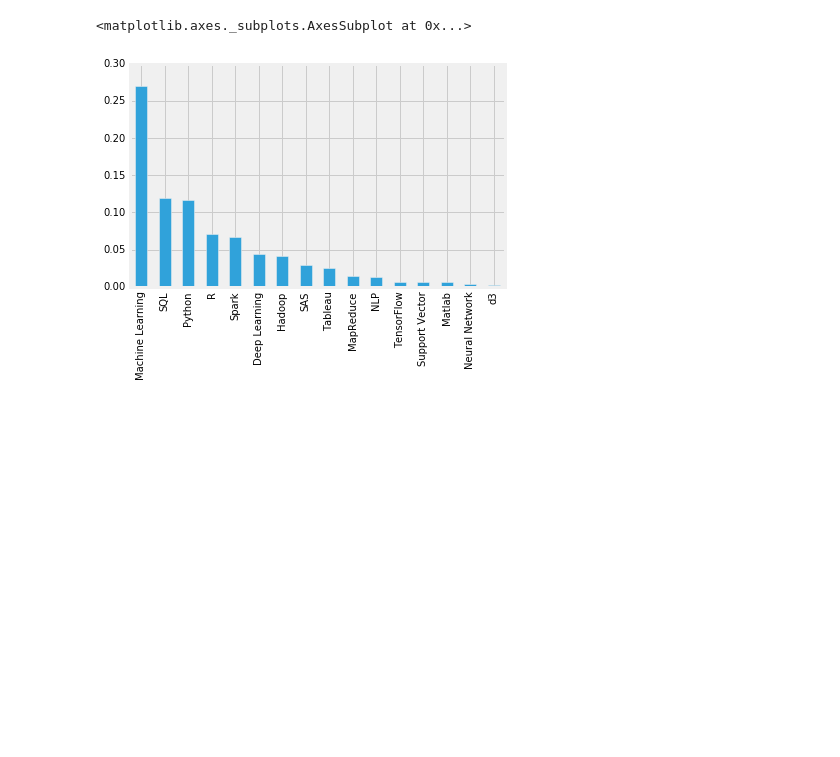
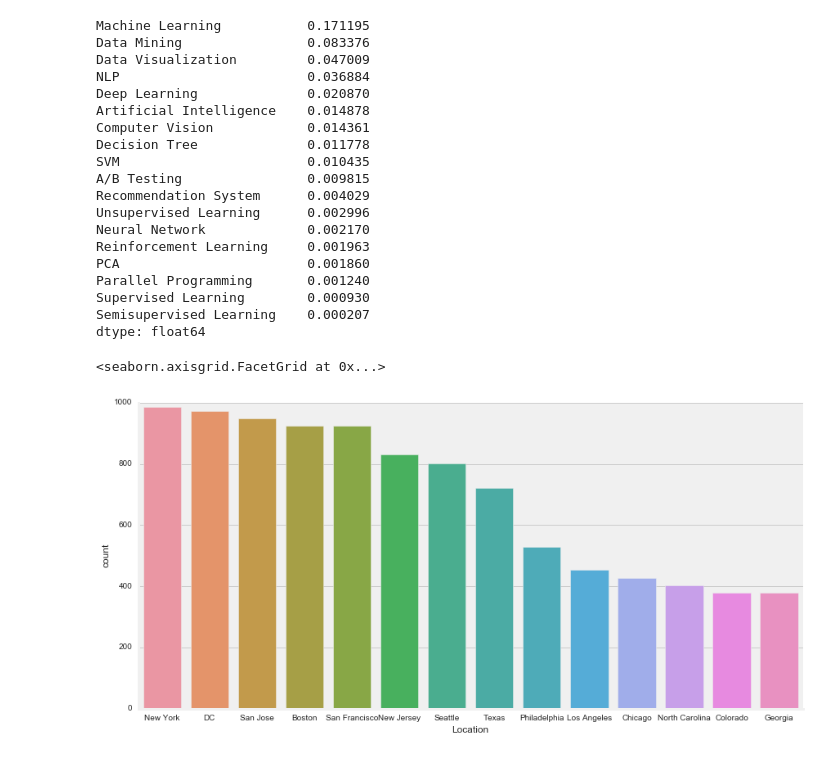
Before and after one commit to JC-Cheng/Data_Science, a Jupyter notebook: Projects/indeed/indeed/JD.ipynb, the cells around one changed output. Saved outputs shown, nothing was run; the diff lists cells and outputs as text; code cells hidden in the pictures; blank space fills up the shorter version.

```diff
--- a/Projects/indeed/indeed/JD.ipynb
+++ b/Projects/indeed/indeed/JD.ipynb
@@ -24,0 +9,4 @@ JD.rename(columns=dict(zip(keys, skills)), inplace=True)
+# %%
+JD = pd.concat([pd.read_json('all_JD_1.json'), pd.read_json('all_JD_2.json'),
+                pd.read_json('all_JD_3.json'), pd.read_json('all_JD_4.json')],
+               ignore_index=True)
@@ -24,0 +64,33 @@ JD.rename(columns=dict(zip(keys, skills)), inplace=True)
+# %%
+pro_pop = JD[pro].mean().sort_values(0, ascending=False).index.tolist()
+bw_pop = JD[bw].mean().sort_values(0, ascending=False).index.tolist()
+loc_pop = JD.Location.value_counts().index.tolist()
+loc_geo = [
+    'Seattle',
+    'San Francisco',
+    'San Jose',
+    'Los Angeles',
+    'Colorado',
+
+    'Texas',
+    'Chicago',
+    'Boston',
+    'New York',
+    'Philadelphia',
+
+    'New Jersey',
+    'DC',
+    'North Carolina',
+    'Georgia'
+]
+# %%
+# hotfix dirty data: this company in Colorado doesn't specifiy C in JD
+
+fix_c = JD[(JD.Location == 'Colorado') & (JD.C == 1) & (JD.Company=='Ball Aerospace')]['url'].index
+fix_c
+JD.ix[fix_c, 'C'] = 0
+
+print JD[(JD.Company == 'Ball Aerospace')&(JD.Location =='Colorado')].shape[0]
+print JD[JD.Location =='Colorado'].shape[0]
+
+len(fix_c)
@@ -44,6 +157,28 @@ d3                  0.002088
 dtype: float64
 # %%
-JD.mean().sort_values(0, ascending=False).plot(kind='bar')
+JD[bw].mean().sort_values(0, ascending=False)
 # %% [output]
-<matplotlib.axes._subplots.AxesSubplot at 0x...>
+Machine Learning           0.171195
+Data Mining                0.083376
+Data Visualization         0.047009
+NLP                        0.036884
+Deep Learning              0.020870
+Artificial Intelligence    0.014878
+Computer Vision            0.014361
+Decision Tree              0.011778
+SVM                        0.010435
+A/B Testing                0.009815
+Recommendation System      0.004029
+Unsupervised Learning      0.002996
+Neural Network             0.002170
+Reinforcement Learning     0.001963
+PCA                        0.001860
+Parallel Programming       0.001240
+Supervised Learning        0.000930
+Semisupervised Learning    0.000207
+dtype: float64
-[figure, removed]
+# %%
+sns.factorplot('Location',data=JD,kind='count',size=6,aspect=2,order=loc_pop)
+# %% [output]
+<seaborn.axisgrid.FacetGrid at 0x...>
+[figure, added]
```
Also changed, not shown: parts of 32 cells of this notebook, 3 other files.
